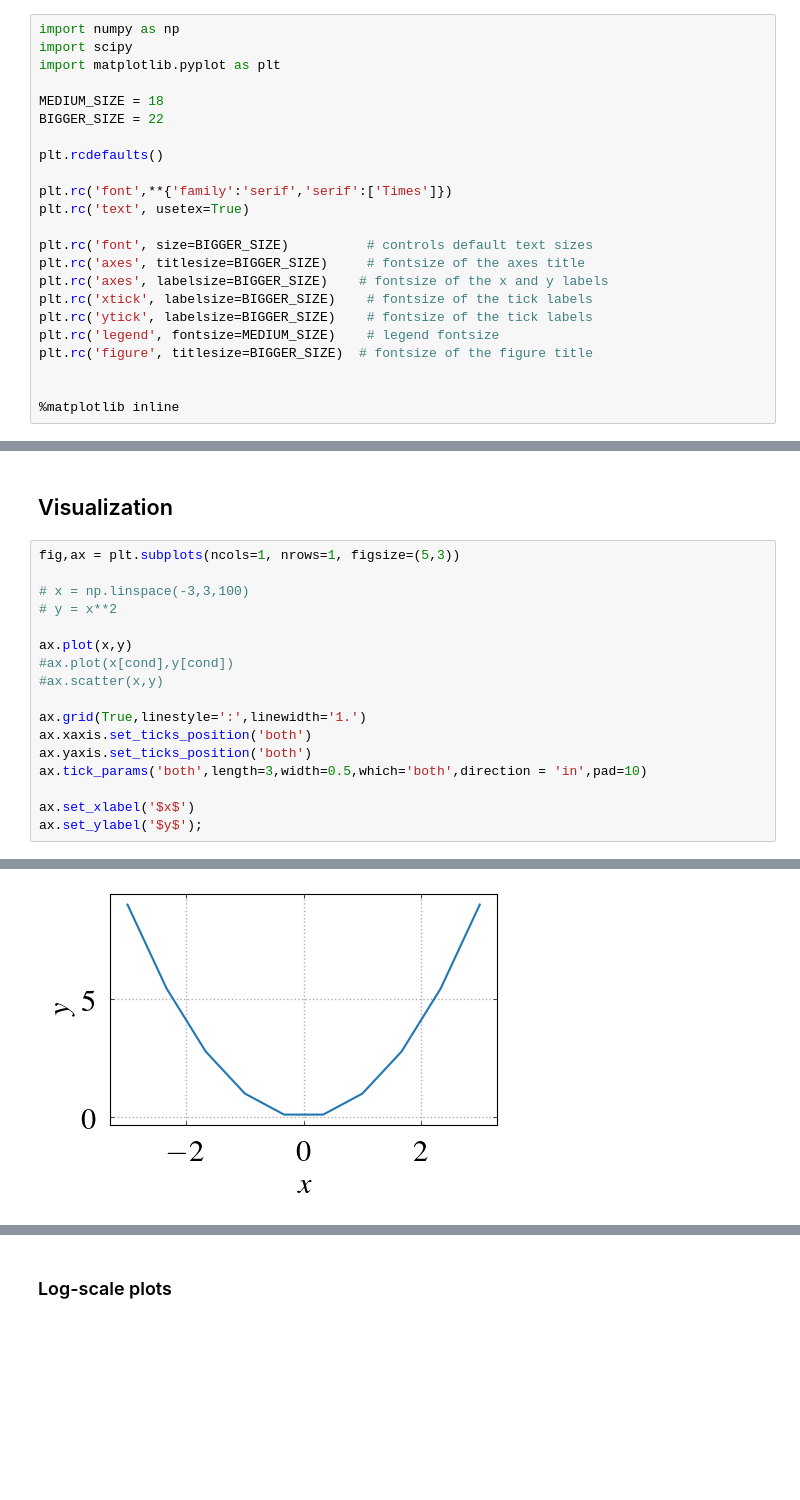
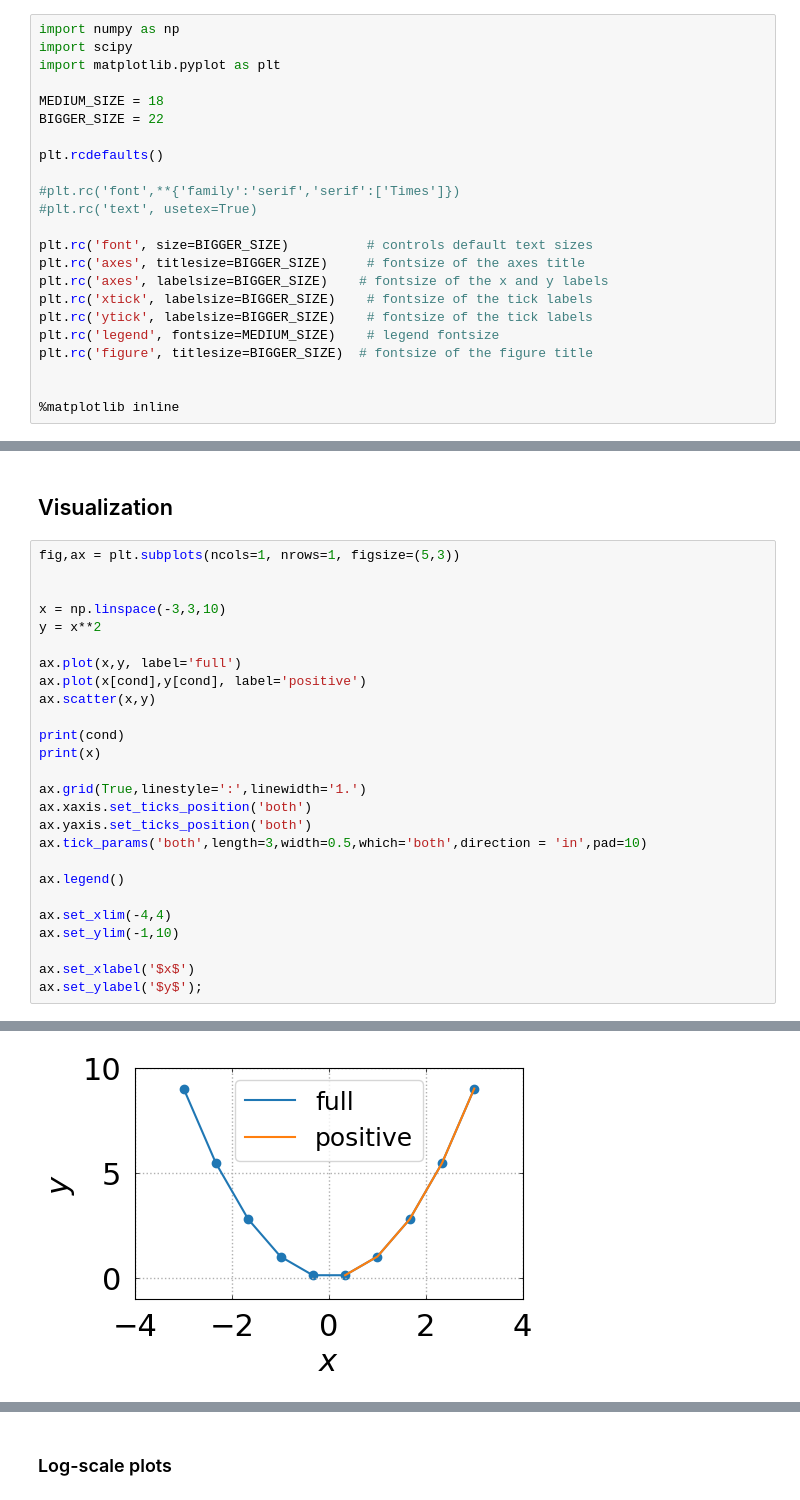
Before and after one commit to CosmoVlad/mcmc-lever, a Jupyter notebook: 1 - Toolbox.ipynb, the cells around one changed output, grey strips where cells are left out. Drawn from its saved outputs; the diff is of its cells as text; blank space fills up the shorter version.

```diff
--- a/1 - Toolbox.ipynb
+++ b/1 - Toolbox.ipynb
@@ -16,8 +16,8 @@ BIGGER_SIZE = 22
 
 plt.rcdefaults()
 
-plt.rc('font',**{'family':'serif','serif':['Times']})
-plt.rc('text', usetex=True)
+#plt.rc('font',**{'family':'serif','serif':['Times']})
+#plt.rc('text', usetex=True)
 
 plt.rc('font', size=BIGGER_SIZE)          # controls default text sizes
 plt.rc('axes', titlesize=BIGGER_SIZE)     # fontsize of the axes title
@@ -99,18 +107,27 @@ print(x_plus)
 # %%
 fig,ax = plt.subplots(ncols=1, nrows=1, figsize=(5,3))
 
-# x = np.linspace(-3,3,100)
-# y = x**2
 
-ax.plot(x,y)
-#ax.plot(x[cond],y[cond])
-#ax.scatter(x,y)
+x = np.linspace(-3,3,10)
+y = x**2
+
+ax.plot(x,y, label='full')
+ax.plot(x[cond],y[cond], label='positive')
+ax.scatter(x,y)
+
+print(cond)
+print(x)
 
 ax.grid(True,linestyle=':',linewidth='1.')
 ax.xaxis.set_ticks_position('both')
 ax.yaxis.set_ticks_position('both')
 ax.tick_params('both',length=3,width=0.5,which='both',direction = 'in',pad=10)
 
+ax.legend()
+
+ax.set_xlim(-4,4)
+ax.set_ylim(-1,10)
+
 ax.set_xlabel('$x$')
 ax.set_ylabel('$y$');
 # %% [output]
@@ -117,4 +137,4 @@ ax.set_ylabel('$y$');
-[figure, old version]
+[figure, new version]
 # %%
 x = np.linspace(-5,5,100)
 y = np.linspace(-5,5,100)
```
Also changed, not shown: parts of 19 cells of this notebook, 3 other files.
